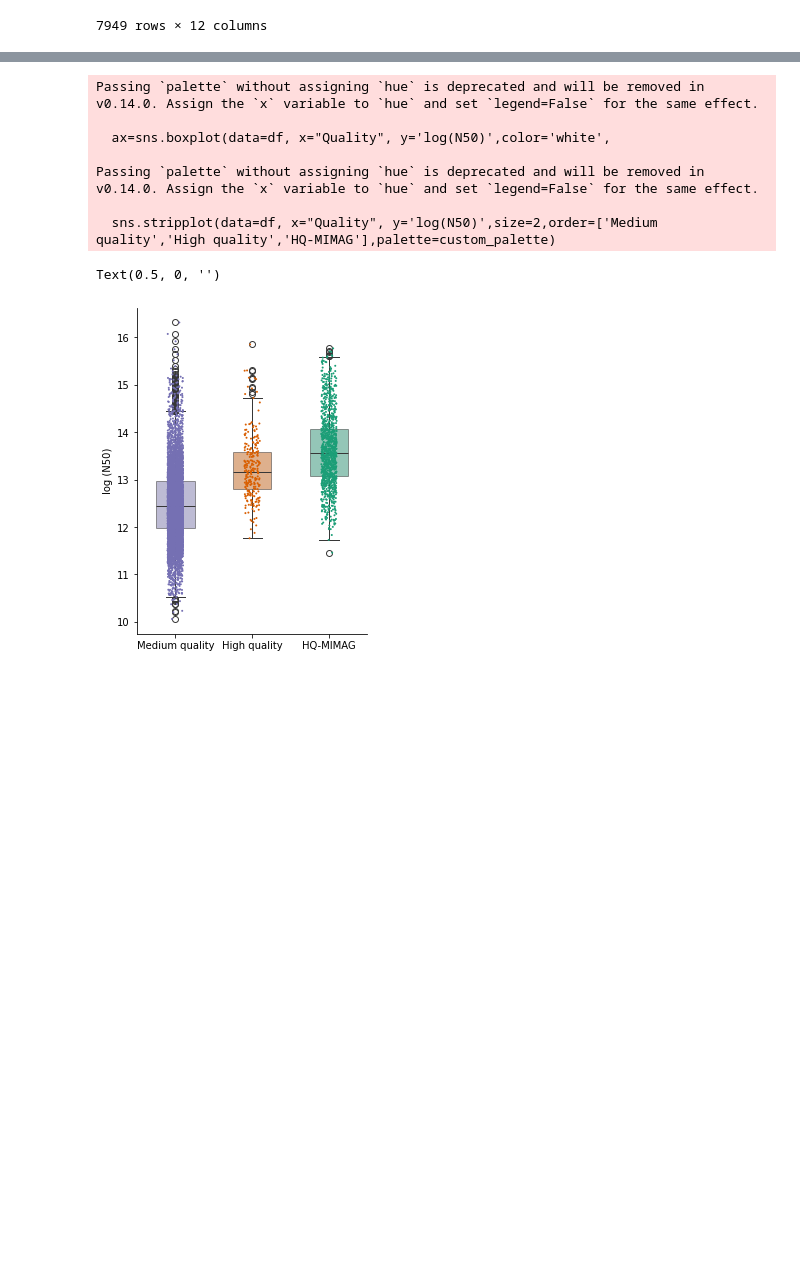
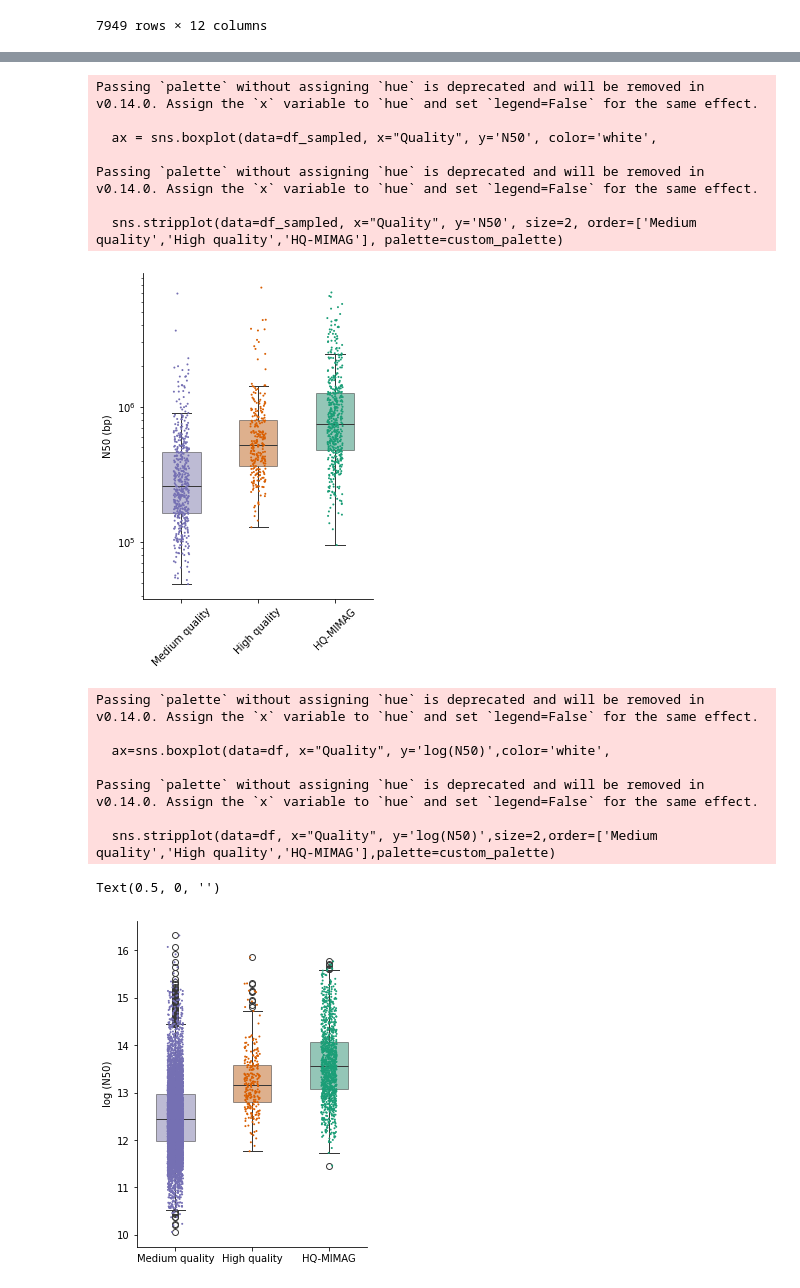
Before and after one commit to BigDataBiology/Duan2026_urban_soil, a Jupyter notebook: analysis/figure2/figure2.ipynb, the cells around one changed output, grey strips where cells are left out. Cells and saved outputs as stored; diff of their text form; code cells hidden in the pictures; blank space fills up the shorter version.

```diff
--- a/analysis/figure2/figure2.ipynb
+++ b/analysis/figure2/figure2.ipynb
@@ -66,3 +66,17 @@ df
 | 7947 | snj20 | snj20_SemiBin_97 | 53.23 | 4.62 | F | T | 17 | Medium quality | 108637 | ... |
 | 7948 | snj20 | snj20_SemiBin_9 | 79.49 | 3.32 | F | T | 17 | Medium quality | 173384 | ... |
 7949 rows × 12 columns
+# %%
+np.random.seed(42)
+
+sampled_dfs = []
+for quality in ['Medium quality', 'High quality', 'HQ-MIMAG']:
+    subset = df[df['Quality'] == quality]
+    if len(subset) > 500:
+        sampled_subset = subset.sample(n=500, random_state=42)
+    else:
+        sampled_subset = subset
+    sampled_dfs.append(sampled_subset)
+
+df_sampled = pd.concat(sampled_dfs, ignore_index=True)
+df_sampled
@@ -69,3 +97,32 @@ df
+# %%
+fig, ax = plt.subplots(figsize=(4, 6))
+custom_palette = {
+    'Medium quality': '#7570b3',
+    'High quality': '#d95f02',
+    'HQ-MIMAG': '#1b9e77'
+}
+ax = sns.boxplot(data=df_sampled, x="Quality", y='N50', color='white',
+               width=.5, order=['Medium quality','High quality','HQ-MIMAG'], palette=custom_palette, boxprops=dict(alpha=0.5),showfliers=False)
+sns.stripplot(data=df_sampled, x="Quality", y='N50', size=2, order=['Medium quality','High quality','HQ-MIMAG'], palette=custom_palette)
+
+ax.set_yscale('log')
+
+ax.spines['right'].set_visible(False)
+ax.spines['top'].set_visible(False)
+plt.subplots_adjust(left=0.2, right=1)
+ax.set_ylabel('N50 (bp)')
+ax.set_xlabel('')
+plt.xticks(rotation=45)
+plt.savefig('D:\soil\manuscript\draft\mine\mag_N50_new.svg')
+# %% [output]
+Passing `palette` without assigning `hue` is deprecated and will be removed in v0.14.0. Assign the `x` variable to `hue` and set `legend=False` for the same effect.
+
+  ax = sns.boxplot(data=df_sampled, x="Quality", y='N50', color='white',
+
+Passing `palette` without assigning `hue` is deprecated and will be removed in v0.14.0. Assign the `x` variable to `hue` and set `legend=False` for the same effect.
+
+  sns.stripplot(data=df_sampled, x="Quality", y='N50', size=2, order=['Medium quality','High quality','HQ-MIMAG'], palette=custom_palette)
+[figure, added]
 # %%
 fig, ax = plt.subplots(figsize=(4, 6))
 custom_palette = {
```
Also changed, not shown: parts of 2 cells of this notebook, 3 other files.
